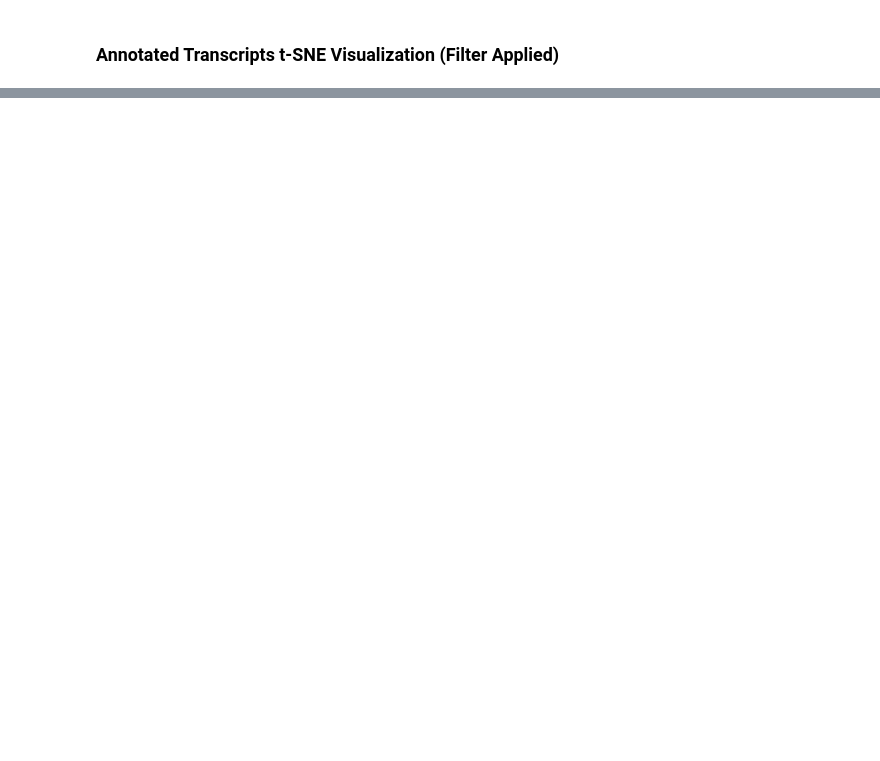
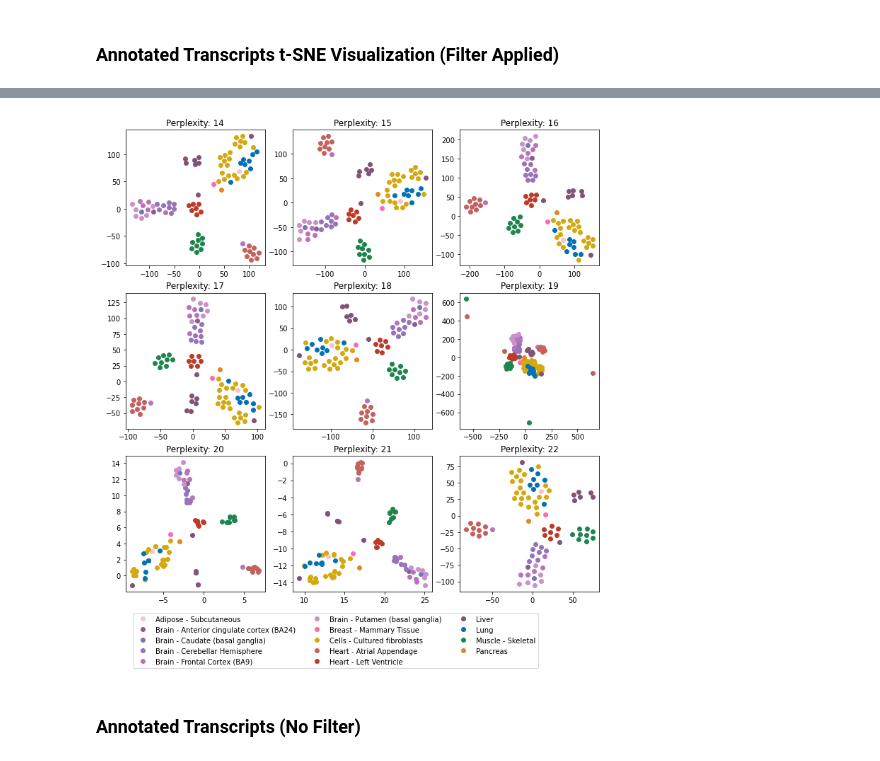
Before and after one commit to MingyiXia9717/gtex_v9_data_analysis, a Jupyter notebook: FLAIR/work_in_progress/flair_quant_tSNE.ipynb, the cells around one changed output, grey strips where cells are left out. Drawn from its saved outputs; the diff is of its cells as text; code cells hidden in the pictures; blank space fills up the shorter version.

```diff
--- a/FLAIR/work_in_progress/flair_quant_tSNE.ipynb
+++ b/FLAIR/work_in_progress/flair_quant_tSNE.ipynb
@@ -278,0 +303,6 @@ test_perplexity(annotated_filtered_pc_initialized, annotated_perplexities_to_tes
+# %%
+test_perplexity(novel_transcript_express_tissue_clean_filtered_no_PCA, novel_perplexities_to_test_l2)
+# %% [output]
+[figure, added]
+# %% [markdown]
+### Annotated Transcripts (No Filter)
```
Also changed, not shown: parts of 23 cells of this notebook.
